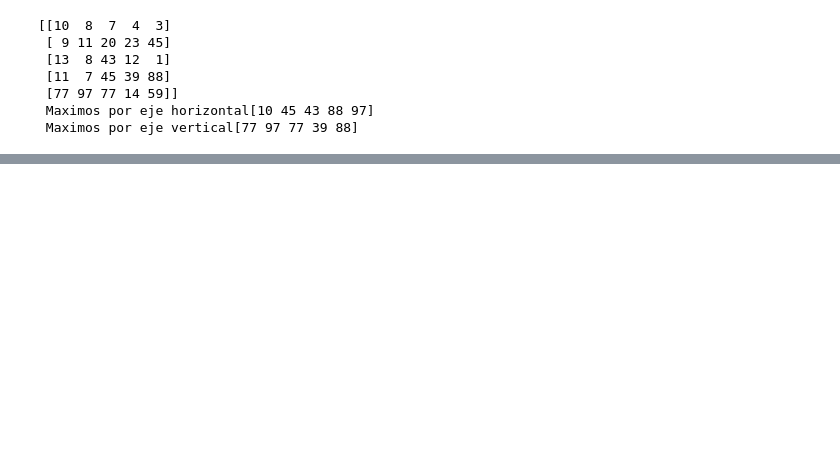
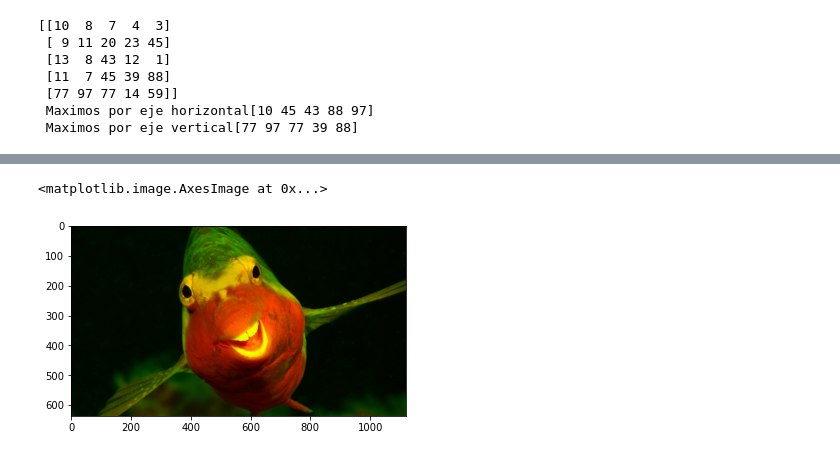
Before and after one commit to triaspj/tasques_ITAcademy, a Jupyter notebook: 02 Sprint/S02T02_EstructuraMatriu.ipynb, the cells around one changed output, grey strips where cells are left out. Saved outputs shown, nothing was run; the diff lists cells and outputs as text; code cells hidden in the pictures; blank space fills up the shorter version.

```diff
--- a/02 Sprint/S02T02_EstructuraMatriu.ipynb
+++ b/02 Sprint/S02T02_EstructuraMatriu.ipynb
@@ -47,0 +258,5 @@ print(" Maximos por eje vertical" + str(nouArray1.max(axis=0)))
+# %%
+plt.imshow(imgSinB)
+# %% [output]
+<matplotlib.image.AxesImage at 0x...>
+[figure, added]
```
Also changed, not shown: parts of 35 cells of this notebook, 3 other files.
